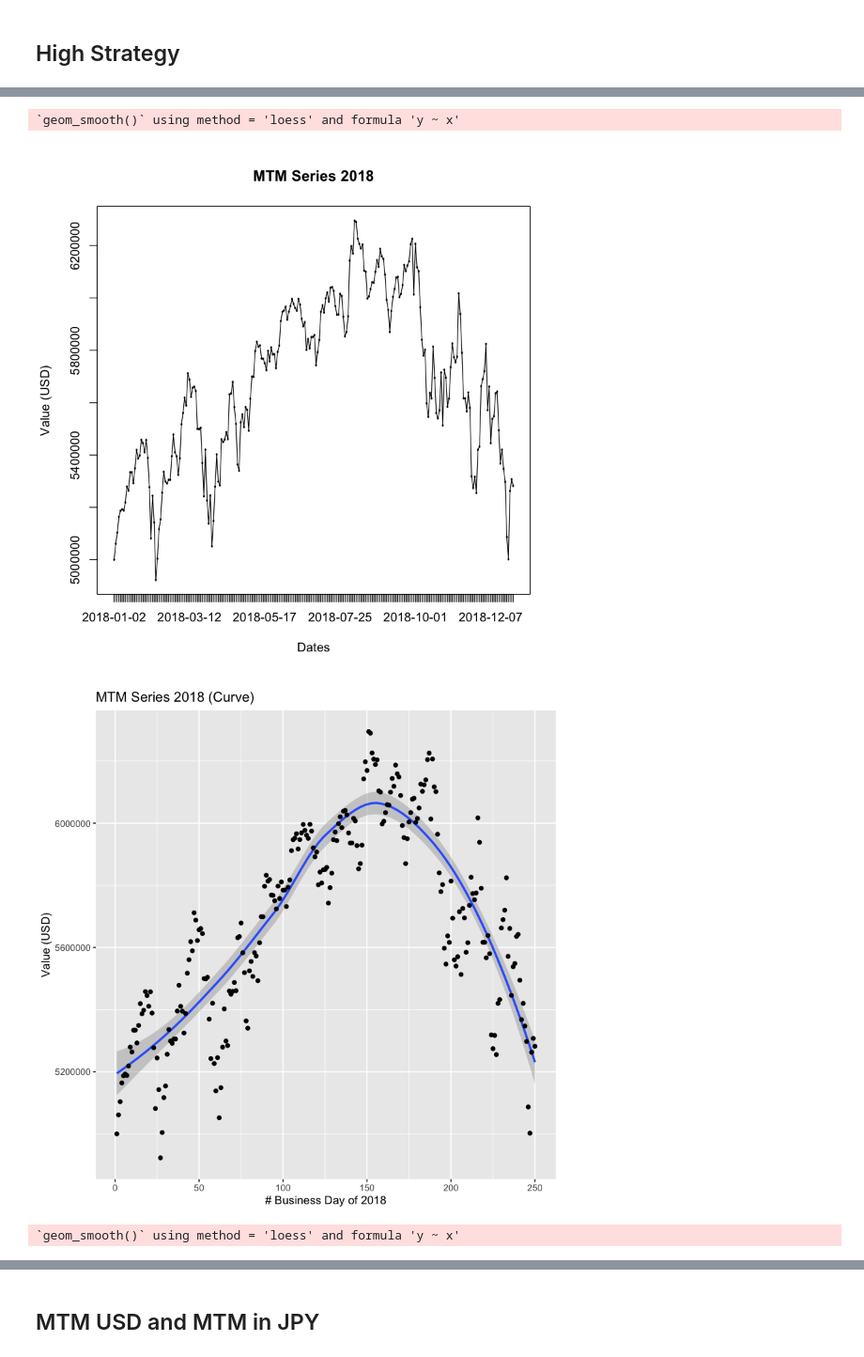
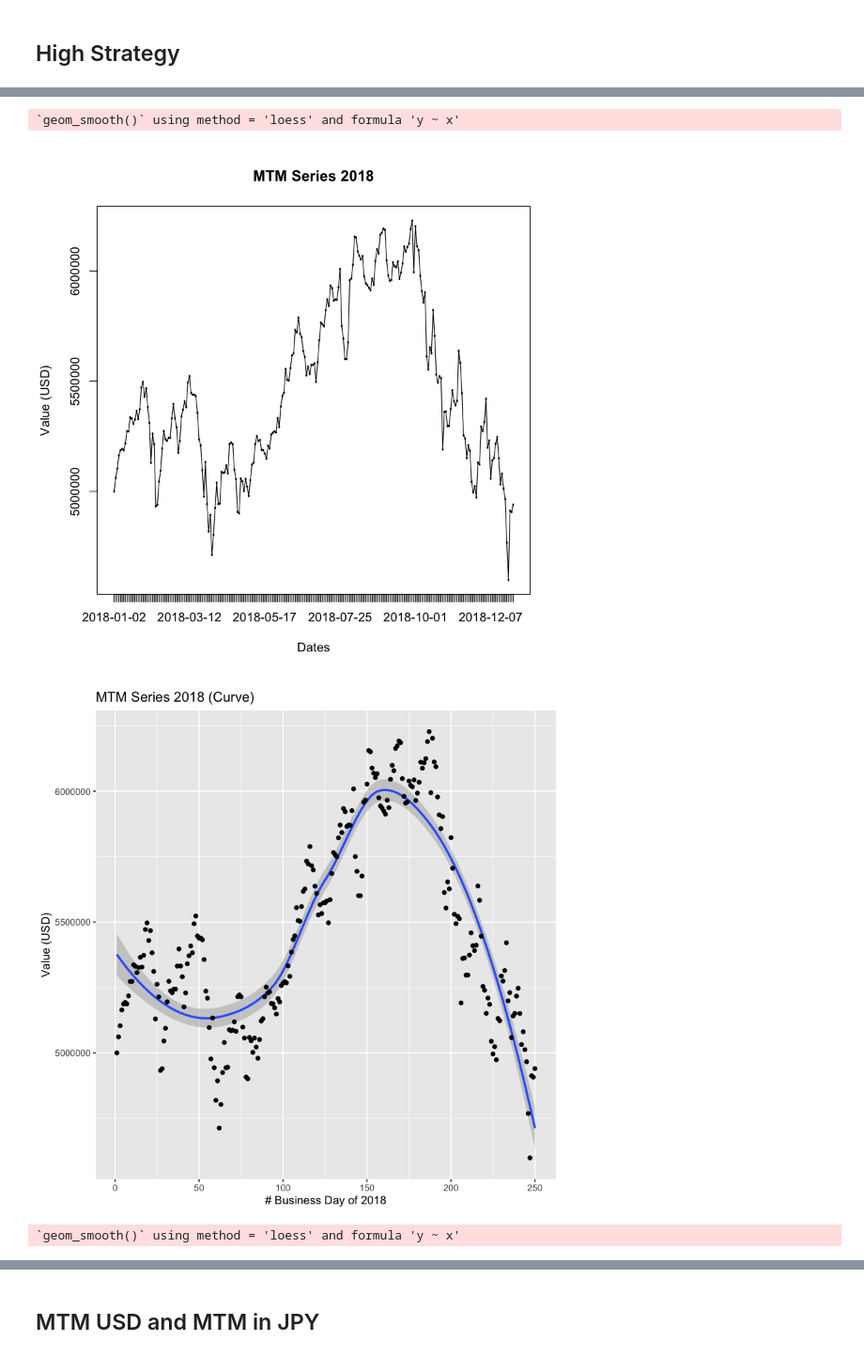
Before and after one commit to waleedkhan01/Equity-Portfolio-Management, a Jupyter notebook: PortfolioManagement.ipynb, the cells around one changed output, grey strips where cells are left out. Shown at 94% size. Drawn from its saved outputs; the diff is of its cells as text; code cells hidden in the pictures.

Commit message:
Updated High Resultss for 5-day interval

```diff
--- a/PortfolioManagement.ipynb
+++ b/PortfolioManagement.ipynb
@@ -608,7 +608,7 @@ initialize()
 
 for (dayNumber in 2:length(universe[,1])) {
 #     rebalance(dayNumber, TRUE, 28)
-    rebalance(dayNumber, lowStrategy=FALSE, dayInterval=30)
+    rebalance(dayNumber, lowStrategy=FALSE, dayInterval=5)
 
 }
 
@@ -656,4 +656,4 @@ Ending portfolio value: 5281969
 `geom_smooth()` using method = 'loess' and formula 'y ~ x'
-[figure, old version]
+[figure, new version]
-[figure, old version]
+[figure, new version]
 `geom_smooth()` using method = 'loess' and formula 'y ~ x'
```
Also changed, not shown: parts of 3 cells of this notebook.
